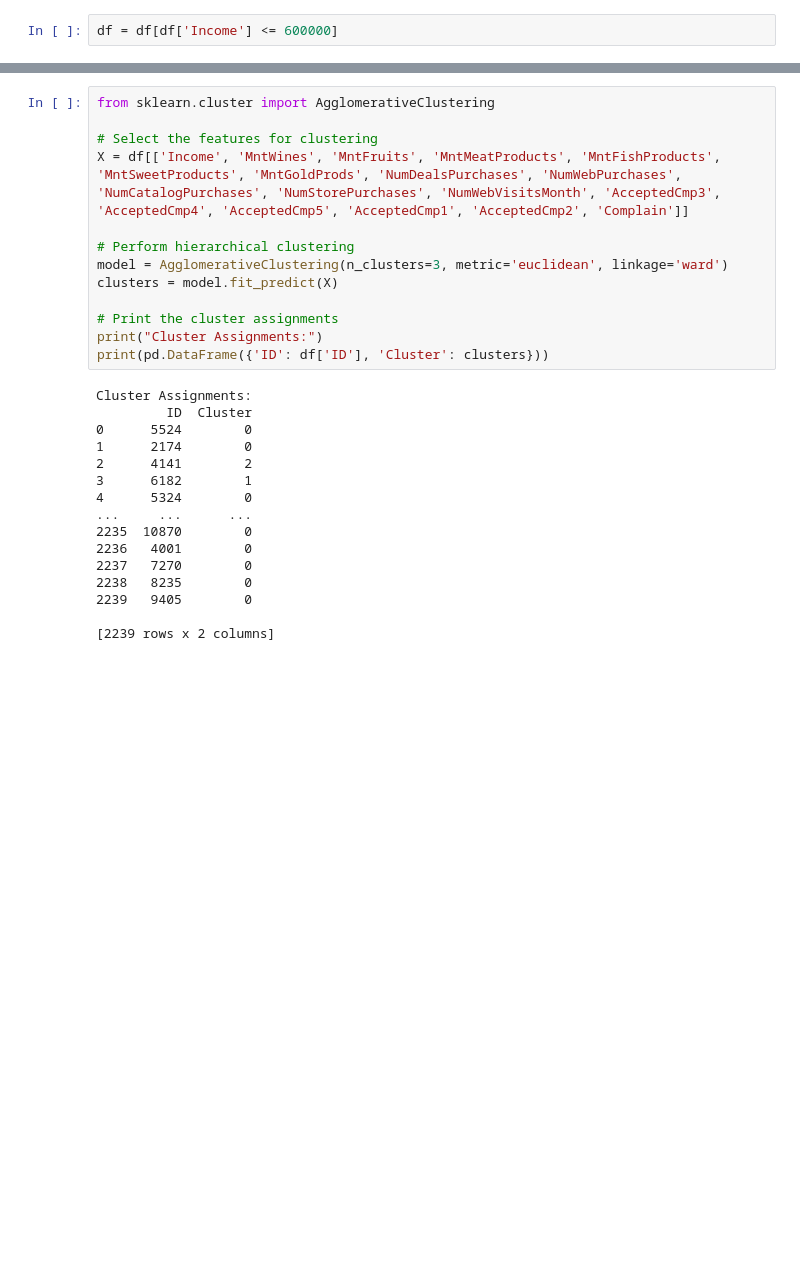
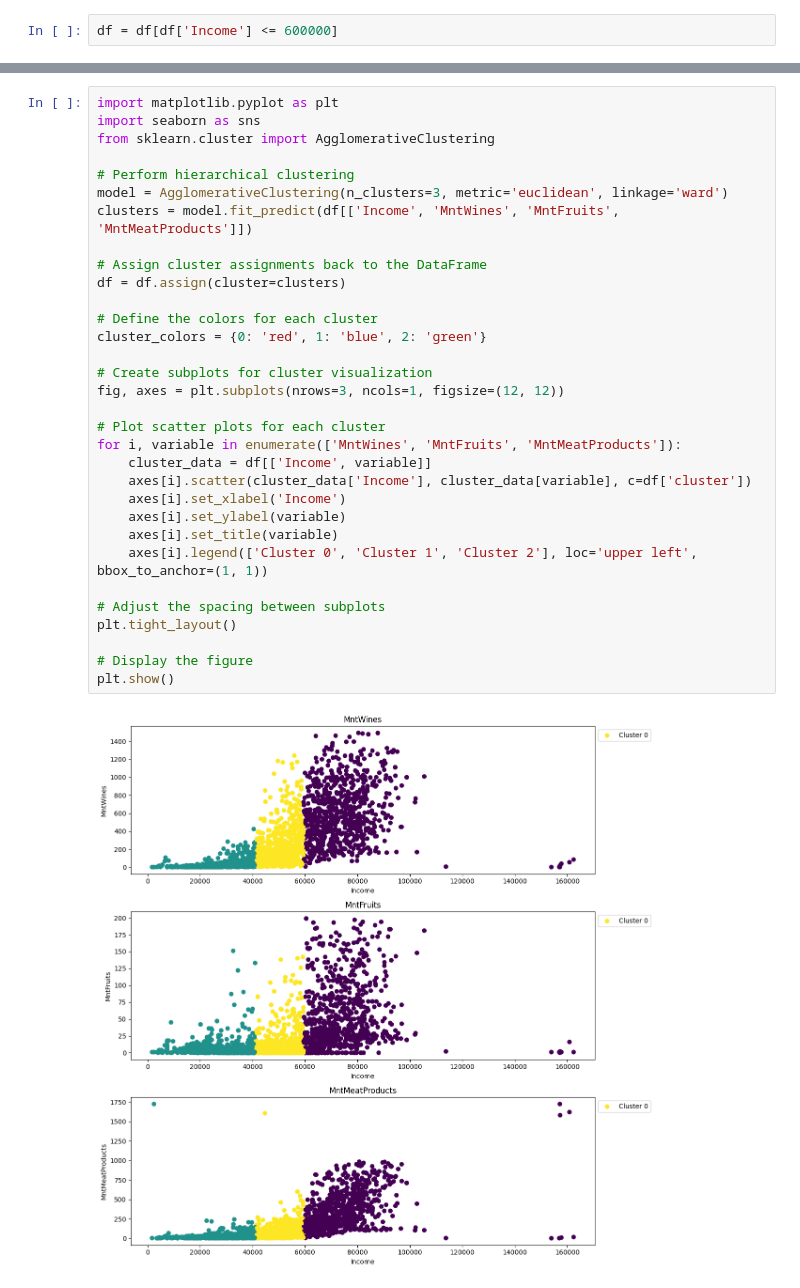
Before and after one commit to johnpospisil/customer-analysis, a Jupyter notebook: customer-analysis.ipynb, the cells around one changed output, grey strips where cells are left out. Saved outputs shown, nothing was run; the diff lists cells and outputs as text; blank space fills up the shorter version.

Commit message:
Plot some graphs.

```diff
--- a/customer-analysis.ipynb
+++ b/customer-analysis.ipynb
@@ -214,29 +214,34 @@ Model
 # %%
+import matplotlib.pyplot as plt
+import seaborn as sns
 from sklearn.cluster import AgglomerativeClustering
-
-# Select the features for clustering
-X = df[['Income', 'MntWines', 'MntFruits', 'MntMeatProducts', 'MntFishProducts', 'MntSweetProducts', 'MntGoldProds', 'NumDealsPurchases', 'NumWebPurchases', 'NumCatalogPurchases', 'NumStorePurchases', 'NumWebVisitsMonth', 'AcceptedCmp3', 'AcceptedCmp4', 'AcceptedCmp5', 'AcceptedCmp1', 'AcceptedCmp2', 'Complain']]
 
 # Perform hierarchical clustering
 model = AgglomerativeClustering(n_clusters=3, metric='euclidean', linkage='ward')
-clusters = model.fit_predict(X)
+clusters = model.fit_predict(df[['Income', 'MntWines', 'MntFruits', 'MntMeatProducts']])
 
-# Print the cluster assignments
-print("Cluster Assignments:")
-print(pd.DataFrame({'ID': df['ID'], 'Cluster': clusters}))
+# Assign cluster assignments back to the DataFrame
+df = df.assign(cluster=clusters)
+
+# Define the colors for each cluster
+cluster_colors = {0: 'red', 1: 'blue', 2: 'green'}
+
+# Create subplots for cluster visualization
+fig, axes = plt.subplots(nrows=3, ncols=1, figsize=(12, 12))
+
+# Plot scatter plots for each cluster
+for i, variable in enumerate(['MntWines', 'MntFruits', 'MntMeatProducts']):
+    cluster_data = df[['Income', variable]]
+    axes[i].scatter(cluster_data['Income'], cluster_data[variable], c=df['cluster'])
+    axes[i].set_xlabel('Income')
+    axes[i].set_ylabel(variable)
+    axes[i].set_title(variable)
+    axes[i].legend(['Cluster 0', 'Cluster 1', 'Cluster 2'], loc='upper left', bbox_to_anchor=(1, 1))
+
+# Adjust the spacing between subplots
+plt.tight_layout()
+
+# Display the figure
+plt.show()
 # %% [output]
-Cluster Assignments:
-         ID  Cluster
-0      5524        0
-1      2174        0
-2      4141        2
-3      6182        1
-4      5324        0
-...     ...      ...
-2235  10870        0
-2236   4001        0
-2237   7270        0
-2238   8235        0
-2239   9405        0
-
-[2239 rows x 2 columns]
+[figure, added]
```
Also changed, not shown: parts of 13 cells of this notebook.
